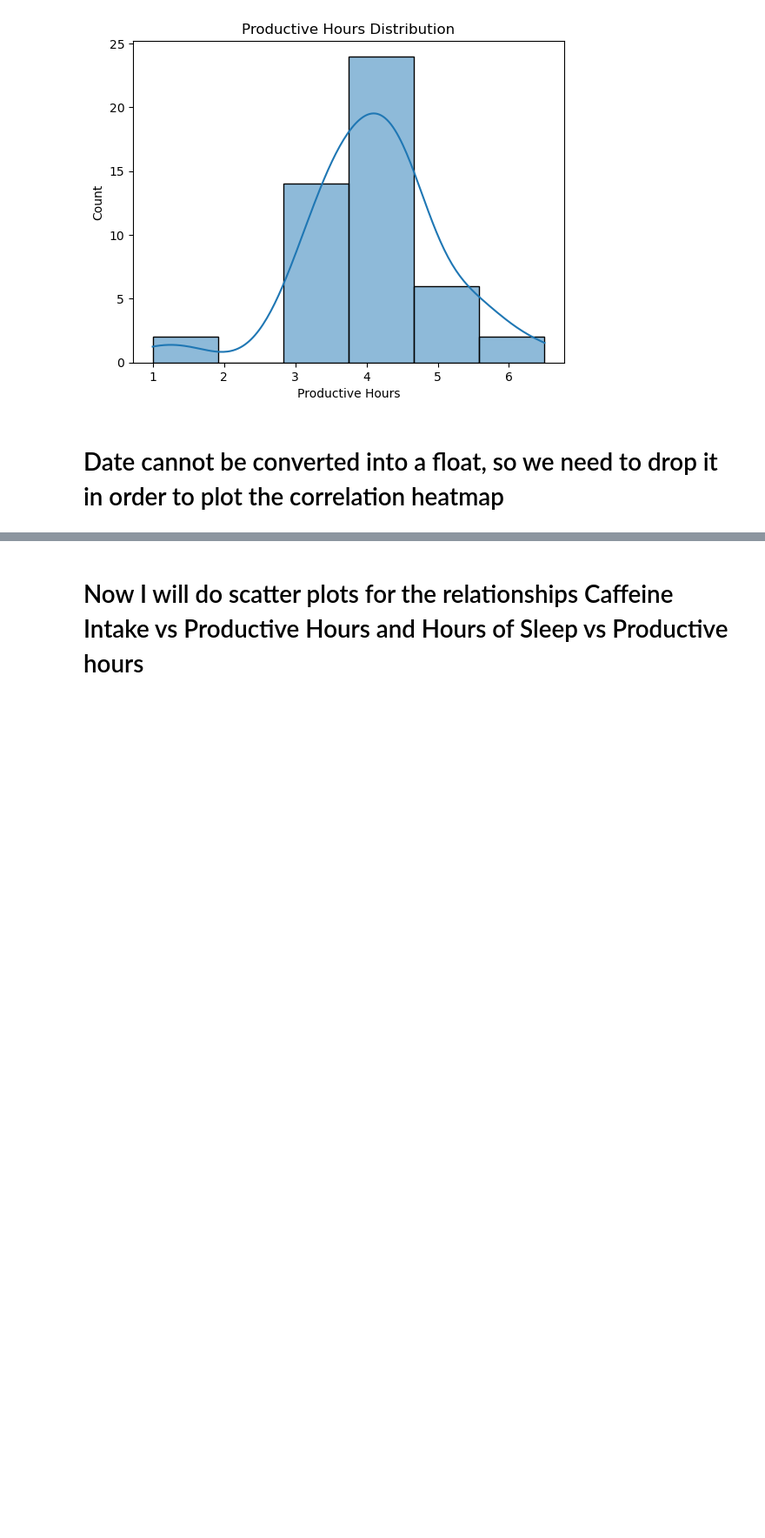
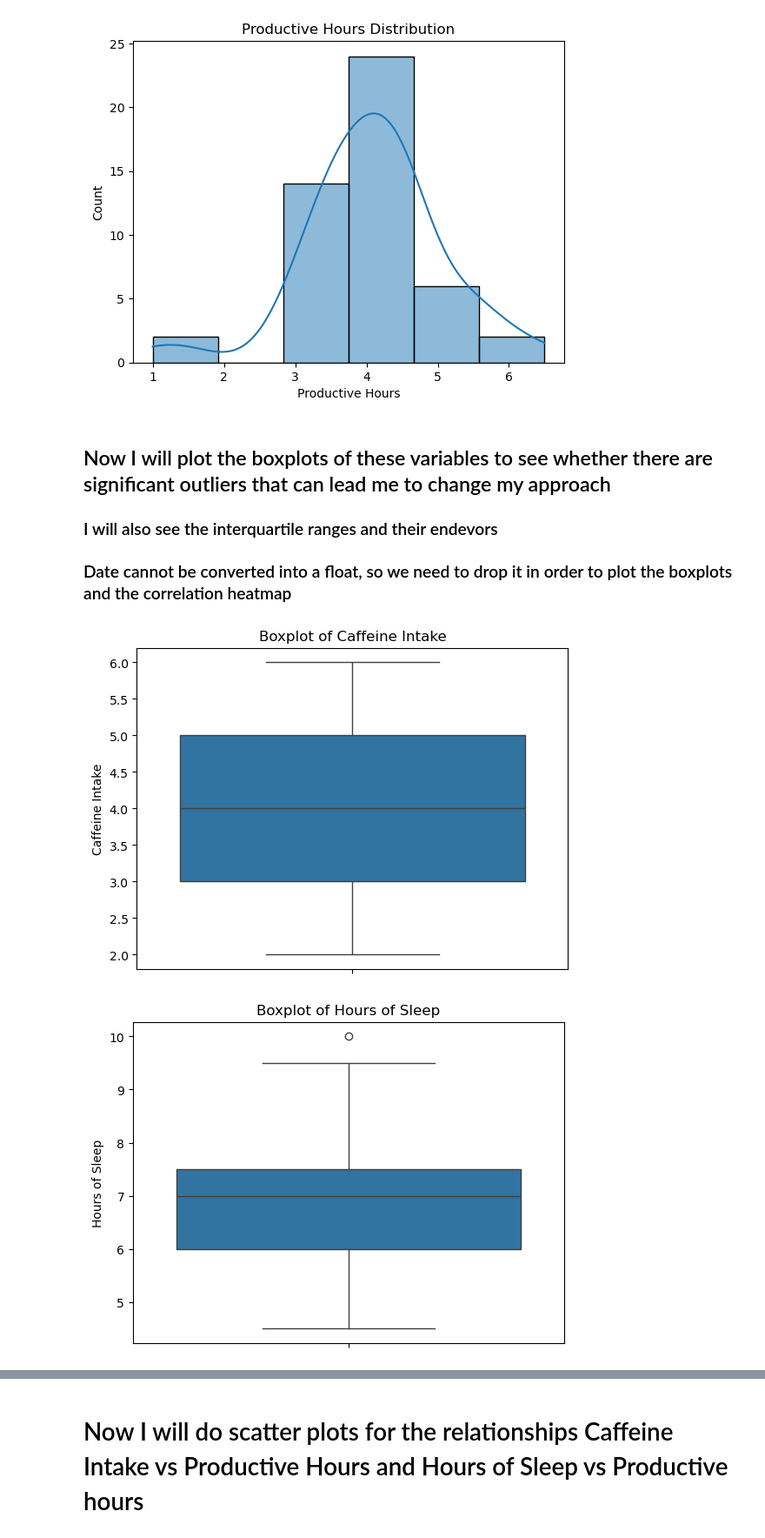
Before and after one commit to emrecavus1/Emre-Cavus-DSA-210-Project, a Jupyter notebook: DSA 210 Project.ipynb, the cells around one changed output, grey strips where cells are left out. Shown at 87% size. Cells and saved outputs as stored; diff of their text form; code cells hidden in the pictures; blank space fills up the shorter version.

```diff
--- a/DSA 210 Project.ipynb
+++ b/DSA 210 Project.ipynb
@@ -64,4 +64,15 @@ plt.show()
 # %% [output]
 [figure]
 # %% [markdown]
-# Date cannot be converted into a float, so we need to drop it in order to plot the correlation heatmap
+## Now I will plot the boxplots of these variables to see whether there are significant outliers that can lead me to change my approach
+<h3> I will also see the interquartile ranges and their endevors </h3>
+<h3> Date cannot be converted into a float, so we need to drop it in order to plot the boxplots and the correlation heatmap </h3>
+# %%
+numeric_data = data.drop(columns=['Date'])
+for col in numeric_data.columns:
+    sns.boxplot(y=numeric_data[col])
+    plt.title(f"Boxplot of {col}")
+    plt.show()
+# %% [output]
+[figure, added]
+[figure, added]
```
Also changed, not shown: parts of 18 cells of this notebook.
